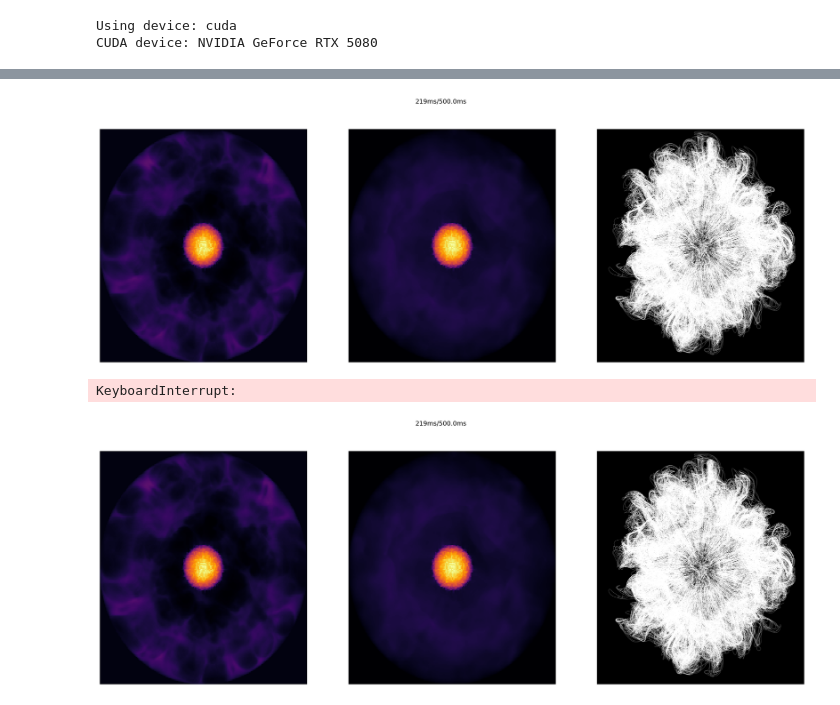
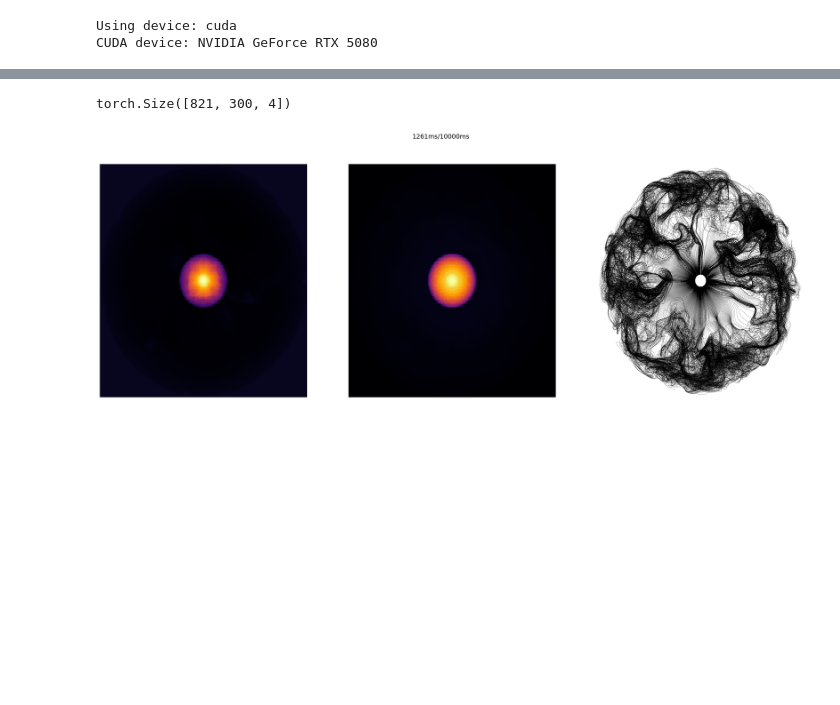
Before and after one commit to teo646/CFD, a Jupyter notebook: simulation/explosion_simulation.ipynb, the cells around one changed output, grey strips where cells are left out. Saved outputs shown, nothing was run; the diff lists cells and outputs as text; code cells hidden in the pictures; blank space fills up the shorter version.

Commit message:
single center circle lines on volume.

```diff
--- a/simulation/explosion_simulation.ipynb
+++ b/simulation/explosion_simulation.ipynb
@@ -103,25 +103,27 @@ total video time: 25.0
 # %%
 nz, ny, nx = RESOLUTION
 
+#initial condition
 CELL = torch.zeros((nz, ny, nx, 5), device=device)
 CELL[..., 0] = rho_initial
 CELL[..., 4] = p_initial
 
+#시간당 에너지 및 물질 주입량(J/s, kg/s).
 source = create_explosion_initial_condition(
-    RESOLUTION,
-    x_domain = X_DOMAIN,
-    y_domain = Y_DOMAIN,
-    z_domain = Z_DOMAIN,
-    rho_inner = rho_injection,
-    p_inner = p_injection,
-    rho_outer = 0,
-    p_outer = 0,
-    explosion_center = center,
-    sigma = sigma,
-    noise = 0,
-    r_k0_list   = [],
-    weight_list = [],
-    device = device
-)
+        RESOLUTION,
+        x_domain = X_DOMAIN,
+        y_domain = Y_DOMAIN,
+        z_domain = Z_DOMAIN,
+        rho_inner = rho_injection,
+        p_inner = p_injection,
+        rho_outer = 0,
+        p_outer = 0,
+        explosion_center = center,
+        sigma = sigma,
+        noise = 0,
+        r_k0_list   = [0.1],
+        weight_list = [1],
+        device = device
+    )
 # %%
 #lines on volume parameters----------------------------------------
@@ -174,4 +177,8 @@ LoV = LinesOnVolume(2000, 2000, lines, X_DOMAIN, Y_DOMAIN, Z_DOMAIN, max_length
 Saved video to solid_cell.mp4
+# %%
+print(polylines.shape)
+# %% [output]
+torch.Size([821, 300, 4])
 # %%
 sim = Simulator(
     CELL,
@@ -189,33 +196,38 @@ sim = Simulator(
 # %%
 t = T_DOMAIN[0]
 # set it to -1 to make it immediately record after simulation starts.
 recorded_t = -1
+
+
+y_center = int(RESOLUTION[1] / 2)
+x_center = int(RESOLUTION[2] / 2)
+z_pos = int(RESOLUTION[0] / 2)
+
+near = int(0.1 / DX)
+far = 2 * near
 
 IV = VideoRecorder((1, sim.get_images_num()), record = True, save_path="./explosion_simulation", figsize=(8 * sim.get_images_num(), 8), cmaps = ['inferno', 'inferno', 'inferno'])
 
 while t < T_DOMAIN[1]:
     dt = sim.update()
     t += dt
     μs = int(t * 1000000)
 
     if(t < EXPLOSION_T):
         U = W_to_U(sim.cell, GAMMA)
         U += dt * source
         sim.cell = U_to_W(U, GAMMA)
 
     #2ms 이상 지나면 기록
     if(t - recorded_t > (1 / FPS) * PB_speed):
-
         torch.save(LoV.lines.cpu(), os.path.join(folder, 'lines',  f"{μs:09d}.pt"))
         IV.set_title(f"{round(t * 1000)}ms/{T_DOMAIN[1] * 1000}ms")
         images = sim.get_images()
 
         IV.update(images, t)
         recorded_t = t
 # %% [output]
-[figure, old version]
+[figure, new version]
-KeyboardInterrupt:
-[figure, removed]
 # %%
 
 
```
Also changed, not shown: parts of 4 cells of this notebook.
